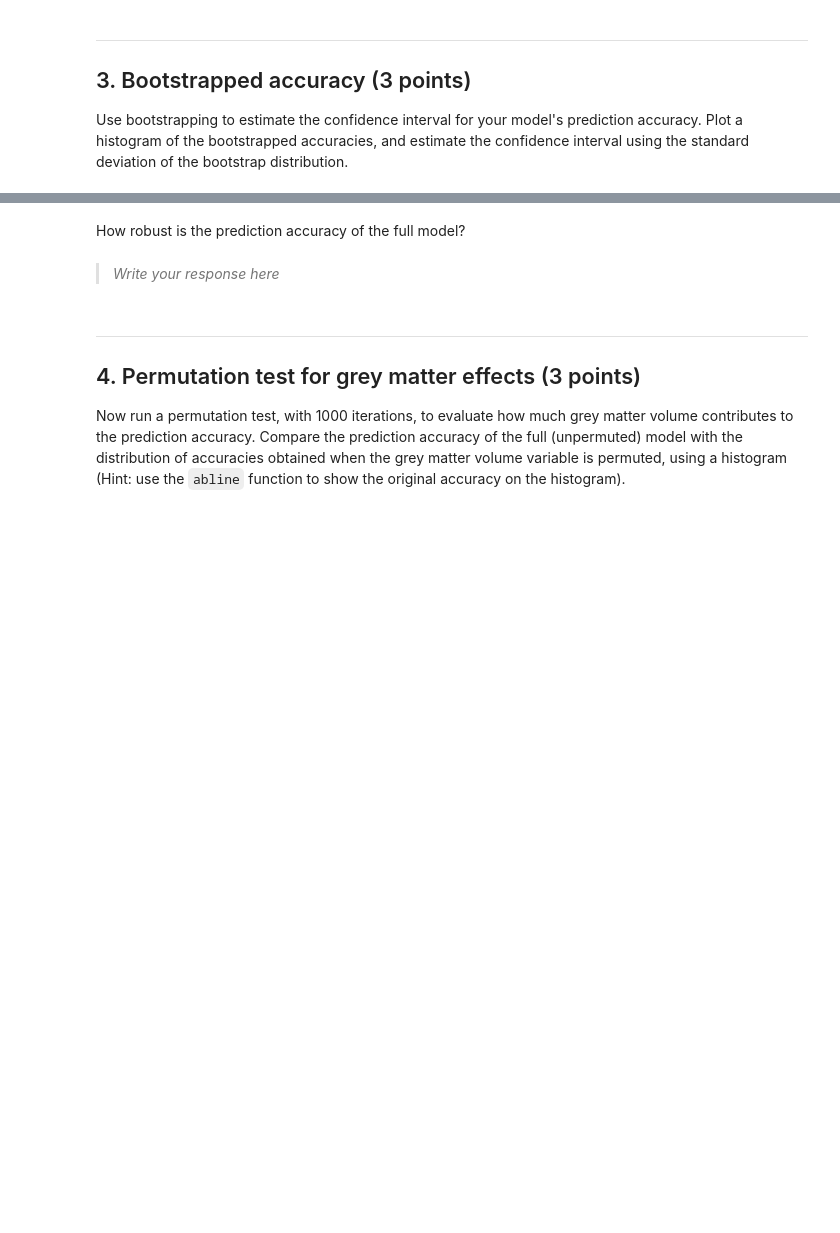
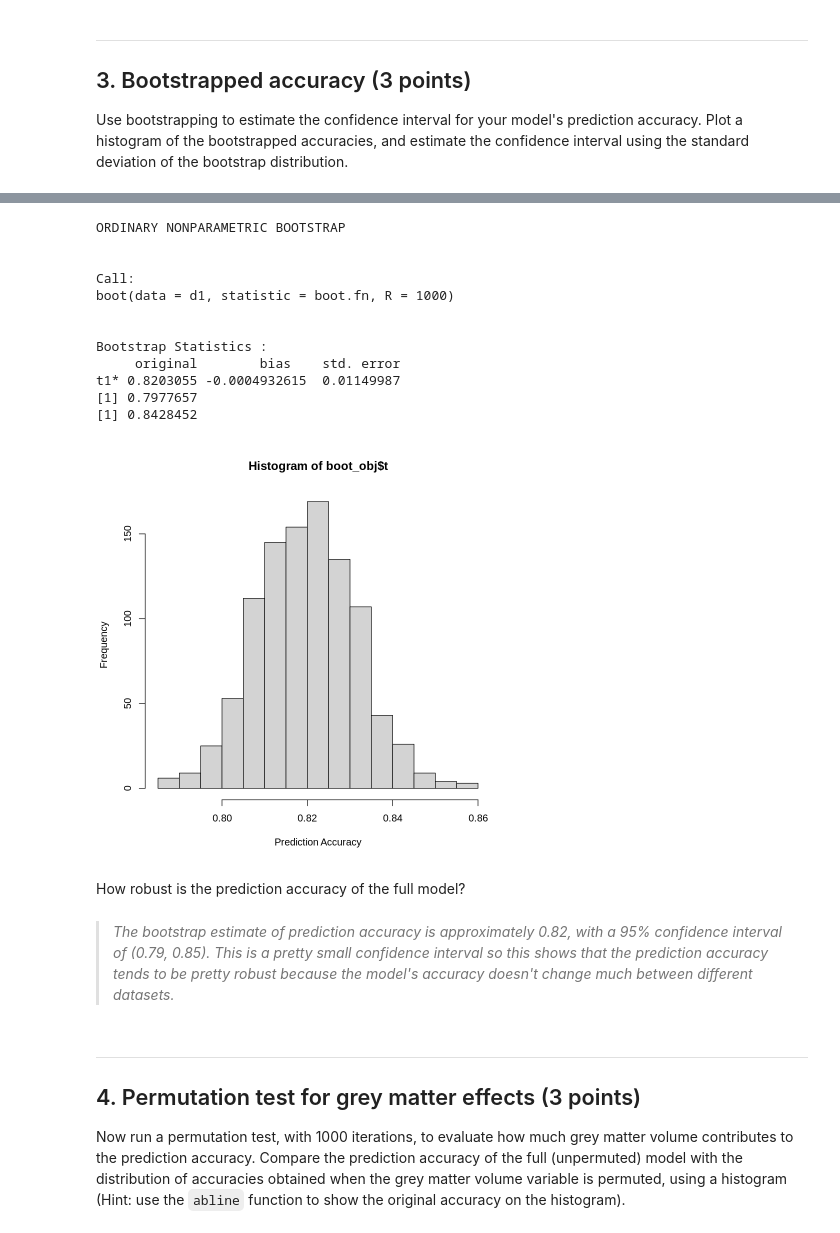
Before and after one commit to scelliot-cpu/Elliott_DSPN_26, a Jupyter notebook: ExerciseSubmissions/13_resampling-methods.ipynb, the cells around one changed output, grey strips where cells are left out. Cells and saved outputs as stored; diff of their text form; code cells hidden in the pictures; blank space fills up the shorter version.

```diff
--- a/ExerciseSubmissions/13_resampling-methods.ipynb
+++ b/ExerciseSubmissions/13_resampling-methods.ipynb
@@ -89,0 +88,9 @@ Which factors are significantly associated with gender?
+# %%
+probs <- predict(model, type = "response")
+#this is the part I asked google gemini for help on, figuring out how to make it so if it's over 0.5 it's true, etc. I know it was in last weeks assignment but for some reason was confusing to me
+prediction <- ifelse(probs > 0.5, 1, 0)
+#also troubleshoot this part
+actual <- as.numeric(d1$Gender) - 1
+
+accuracy <- mean(prediction == actual)
+print(accuracy)
@@ -101,0 +109,30 @@ Use bootstrapping to estimate the confidence interval for your model's predictio
+# %%
+install.packages("ISLR")
+library(ISLR)
+library(boot)
+
+d1$Gender <- as.factor(d1$Gender)
+
+boot.fn <- function(data, index){
+
+  model <- glm(Gender ~ FS_IntraCranial_Vol + FS_Tot_WM_Vol + FS_Total_GM_Vol,
+               data = data,
+               family = "binomial")
+
+  probs <- predict(model, newdata = data[index, ], type = "response")
+  prediction <- ifelse(probs > 0.5, 1, 0)
+  actual <- as.numeric(data$Gender[index]) - 1
+
+  return(mean(prediction == actual))
+}
+
+boot_obj <- boot(d1, boot.fn, R = 1000)
+print(boot_obj)
+
+hist(boot_obj$t,
+     xlab = "Prediction Accuracy")
+
+boot_sd <- sd(boot_obj$t)
+print(boot_obj$t0 - 1.96 * boot_sd)
+print(boot_obj$t0 + 1.96 * boot_sd)
+# %% [output]
@@ -102,8 +141,21 @@ Use bootstrapping to estimate the confidence interval for your model's predictio
+ORDINARY NONPARAMETRIC BOOTSTRAP
+
+
+Call:
+boot(data = d1, statistic = boot.fn, R = 1000)
+
+
+Bootstrap Statistics :
+     original        bias    std. error
+t1* 0.8203055 -0.0004932615  0.01149987
+[1] 0.7977657
+[1] 0.8428452
+[figure, added]
 # %% [markdown]
 How robust is the prediction accuracy of the full model?
-# %% [markdown]
-> *Write your response here*
->
+# %% [markdown]
+> *The bootstrap estimate of prediction accuracy is approximately 0.82, with a 95% confidence interval of (0.79, 0.85). This is a pretty small confidence interval so this shows that the prediction accuracy tends to be pretty robust because the model's accuracy doesn't change much between different datasets.*
+>
 # %% [markdown]
 ---
 ## 4. Permutation test for grey matter effects (3 points)
```
Also changed, not shown: parts of 14 cells of this notebook.
